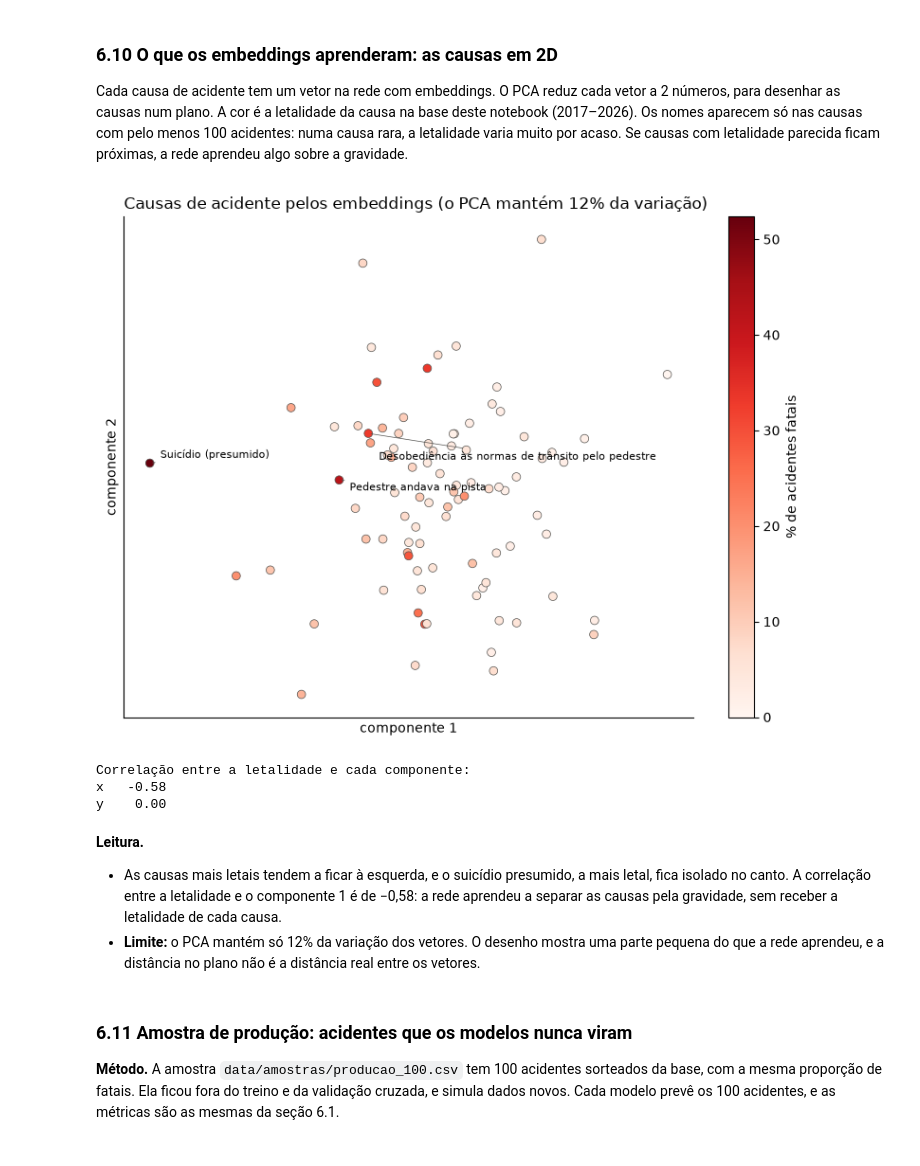
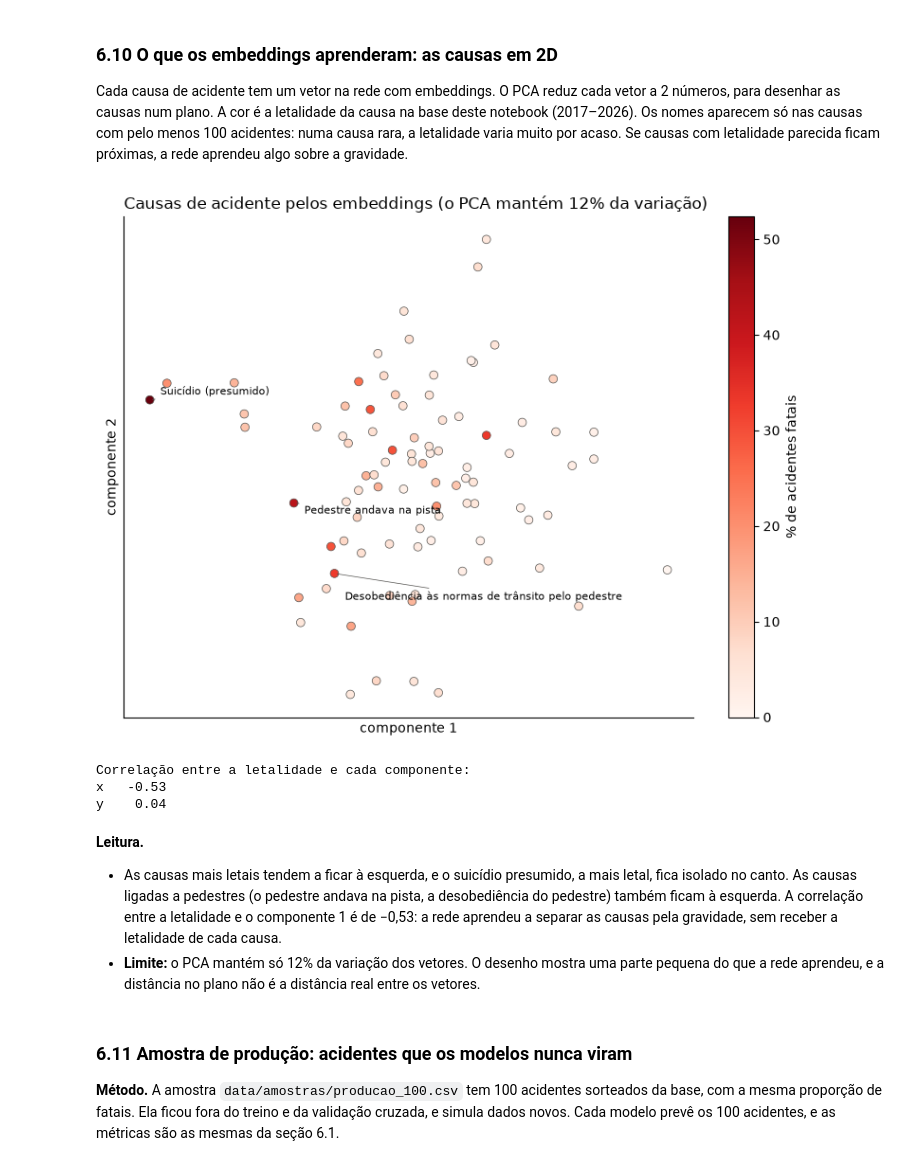
Before and after one commit to anapaulaendler/acidentes-br, a Jupyter notebook: notebooks/analise_prf.ipynb, the cells around one changed output. Saved outputs shown, nothing was run; the diff lists cells and outputs as text; code cells hidden in the pictures.

```diff
--- a/notebooks/analise_prf.ipynb
+++ b/notebooks/analise_prf.ipynb
@@ -1324,0 +1377,15 @@ Modelos: Regressão logística, Árvore de decisão, KNN, Random Forest, Gradien
+# %%
+buscados = busca.carregar()
+
+resumo_busca = pd.DataFrame({
+    nome: {
+        "combinações": len(r.resultados),
+        "PR-AUC padrão": r.pr_auc_padrao,
+        "PR-AUC da melhor": r.pr_auc_melhores,
+        "ganho": r.pr_auc_melhores - r.pr_auc_padrao,
+        "usado no treino": "busca" if r.escolhidos else "padrão",
+        "minutos": r.segundos / 60,
+    }
+    for nome, r in buscados.items()
+}).T.sort_values("ganho", ascending=False)
+resumo_busca
@@ -1324,0 +1413,20 @@ Modelos: Regressão logística, Árvore de decisão, KNN, Random Forest, Gradien
+# %%
+fig, ax = plt.subplots(figsize=(8, 3.8))
+
+ordem_busca = resumo_busca.sort_values("PR-AUC da melhor").index
+for posicao, nome in enumerate(ordem_busca):
+    r = buscados[nome]
+    ax.scatter(r.resultados["mean_test_score"], [posicao] * len(r.resultados), color="#2a78d6", alpha=0.5, s=30,
+               label="combinação sorteada" if posicao == 0 else None)
+    ax.scatter(r.pr_auc_padrao, posicao, color="#eb6834", marker="D", s=50, zorder=3, label="padrão" if posicao == 0 else None)
+
+ax.set_yticks(range(len(ordem_busca)), ordem_busca)
+ax.set_xlabel("PR-AUC (média das 3 fatias da amostra)")
+ax.set_title("Busca de hiperparâmetros: cada ponto é uma combinação sorteada", loc="left")
+ax.legend(loc="lower right", frameon=False)
+ax.spines[["top", "right"]].set_visible(False)
+ax.grid(axis="x", color="#e5e4e0")
+ax.set_axisbelow(True)
+
+plt.tight_layout()
+plt.show()
@@ -2010,42 +2150,42 @@ comparacao_redes.round(3)
 Cada causa de acidente tem um vetor na rede com embeddings. O PCA reduz cada vetor a 2 números, para desenhar as causas num plano.
 A cor é a letalidade da causa na base deste notebook (2017–2026). Os nomes aparecem só nas causas com pelo menos 100 acidentes: numa causa rara, a letalidade varia muito por acaso. Se causas com letalidade parecida ficam próximas, a rede aprendeu algo sobre a gravidade.
 # %%
-rede = salvos.classificadores["Rede com embeddings (PyTorch)"].modelo
+rede = salvos.classificadores["Rede com embeddings (PyTorch)"].modelo.named_steps["modelo"]
 projecao, variancia = projetar_2d(rede.embeddings_["causa_acidente"])
 projecao["letalidade"] = df.groupby("causa_acidente")[ALVO].mean().reindex(projecao.index) * 100
 
 fig, ax = plt.subplots(figsize=(8, 6))
 pontos = ax.scatter(projecao["x"], projecao["y"], c=projecao["letalidade"], cmap="Reds", s=40, edgecolors="#52514e", linewidths=0.5)
 fig.colorbar(pontos, ax=ax, label="% de acidentes fatais")
 
 projecao["acidentes"] = df["causa_acidente"].value_counts().reindex(projecao.index)
 
 # nome só nas 3 causas mais letais com pelo menos 100 acidentes (uma causa de 2026 tem 3 acidentes e 1 fatal)
 for posicao, (causa, linha) in enumerate(projecao[projecao["acidentes"] >= 100].nlargest(3, "letalidade").iterrows()):
     ax.annotate(causa, (linha["x"], linha["y"]), xytext=(8, 4 - 12 * posicao), textcoords="offset points", fontsize=8,
                 arrowprops={"arrowstyle": "-", "color": "#52514e", "linewidth": 0.5})
 
 ax.set_title(f"Causas de acidente pelos embeddings (o PCA mantém {variancia:.0f}% da variação)", loc="left")
 ax.set_xlabel("componente 1")
 ax.set_ylabel("componente 2")
 ax.set_xticks([])
 ax.set_yticks([])
 ax.spines[["top", "right"]].set_visible(False)
 
 plt.tight_layout()
 plt.show()
 
 print("Correlação entre a letalidade e cada componente:")
 print(projecao[["x", "y"]].corrwith(projecao["letalidade"]).round(2).to_string())
 # %% [output]
-[figure, old version]
+[figure, new version]
 Correlação entre a letalidade e cada componente:
-x   -0.58
-y    0.00
+x   -0.53
+y    0.04
 # %% [markdown]
 **Leitura.**
 
-- As causas mais letais tendem a ficar à esquerda, e o suicídio presumido, a mais letal, fica isolado no canto. A correlação entre a letalidade e o componente 1 é de −0,58: a rede aprendeu a separar as causas pela gravidade, sem receber a letalidade de cada causa.
+- As causas mais letais tendem a ficar à esquerda, e o suicídio presumido, a mais letal, fica isolado no canto. As causas ligadas a pedestres (o pedestre andava na pista, a desobediência do pedestre) também ficam à esquerda. A correlação entre a letalidade e o componente 1 é de −0,53: a rede aprendeu a separar as causas pela gravidade, sem receber a letalidade de cada causa.
 - **Limite:** o PCA mantém só 12% da variação dos vetores. O desenho mostra uma parte pequena do que a rede aprendeu, e a distância no plano não é a distância real entre os vetores.
 # %% [markdown]
 ### 6.11 Amostra de produção: acidentes que os modelos nunca viram
```
Also changed, not shown: parts of 45 cells of this notebook, 15 other files.
